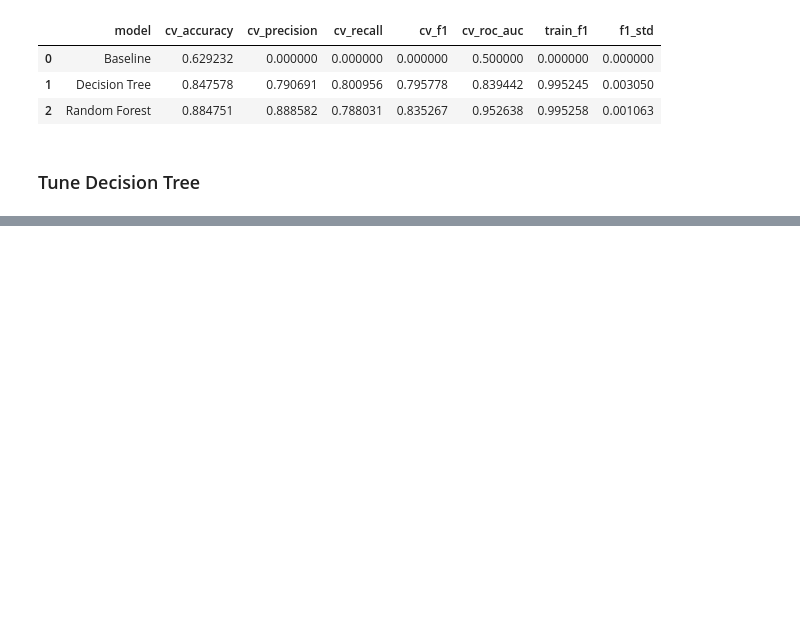
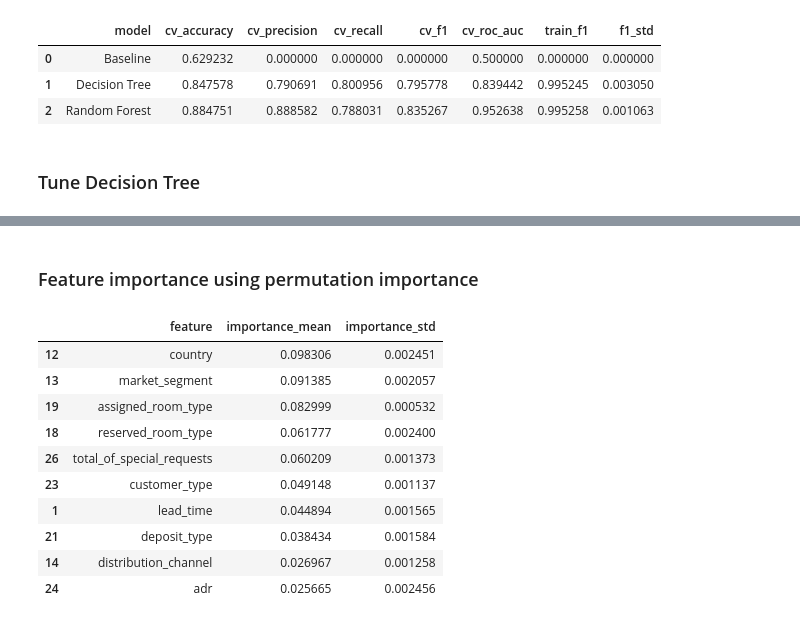
Before and after one commit to srimangithubin/Hotel_cancellation_using_Decision_Tree_and_Random_Forest, a Jupyter notebook: notebooks/02_model_experiments.ipynb, the cells around one changed output, grey strips where cells are left out. Drawn from its saved outputs; the diff is of its cells as text; code cells hidden in the pictures; blank space fills up the shorter version.

```diff
--- a/notebooks/02_model_experiments.ipynb
+++ b/notebooks/02_model_experiments.ipynb
@@ -347,0 +502,32 @@ TypeError: RandomizedSearchCV.__init__() got an unexpected keyword argument 'esi
+# %% [markdown]
+### Feature importance using permutation importance ###
+# %%
+importance = permutation_importance(
+    best_model,
+    X_test,
+    y_test,
+    n_repeats=5,
+    random_state=RANDOM_STATE,
+    scoring='f1',
+    n_jobs=-1
+)
+
+importance_df = pd.DataFrame({
+    'feature': X_test.columns,
+    'importance_mean' : importance.importances_mean,
+    'importance_std' : importance.importances_std
+
+}).sort_values(by='importance_mean', ascending=False)
+(importance_df.head(10))
+# %% [output]
+|  | feature | importance_mean | importance_std |
+| 12 | country | 0.098306 | 0.002451 |
+| 13 | market_segment | 0.091385 | 0.002057 |
+| 19 | assigned_room_type | 0.082999 | 0.000532 |
+| 18 | reserved_room_type | 0.061777 | 0.002400 |
+| 26 | total_of_special_requests | 0.060209 | 0.001373 |
+| 23 | customer_type | 0.049148 | 0.001137 |
+| 1 | lead_time | 0.044894 | 0.001565 |
+| 21 | deposit_type | 0.038434 | 0.001584 |
+| 14 | distribution_channel | 0.026967 | 0.001258 |
+| 24 | adr | 0.025665 | 0.002456 |
```
Also changed, not shown: parts of 19 cells of this notebook.
